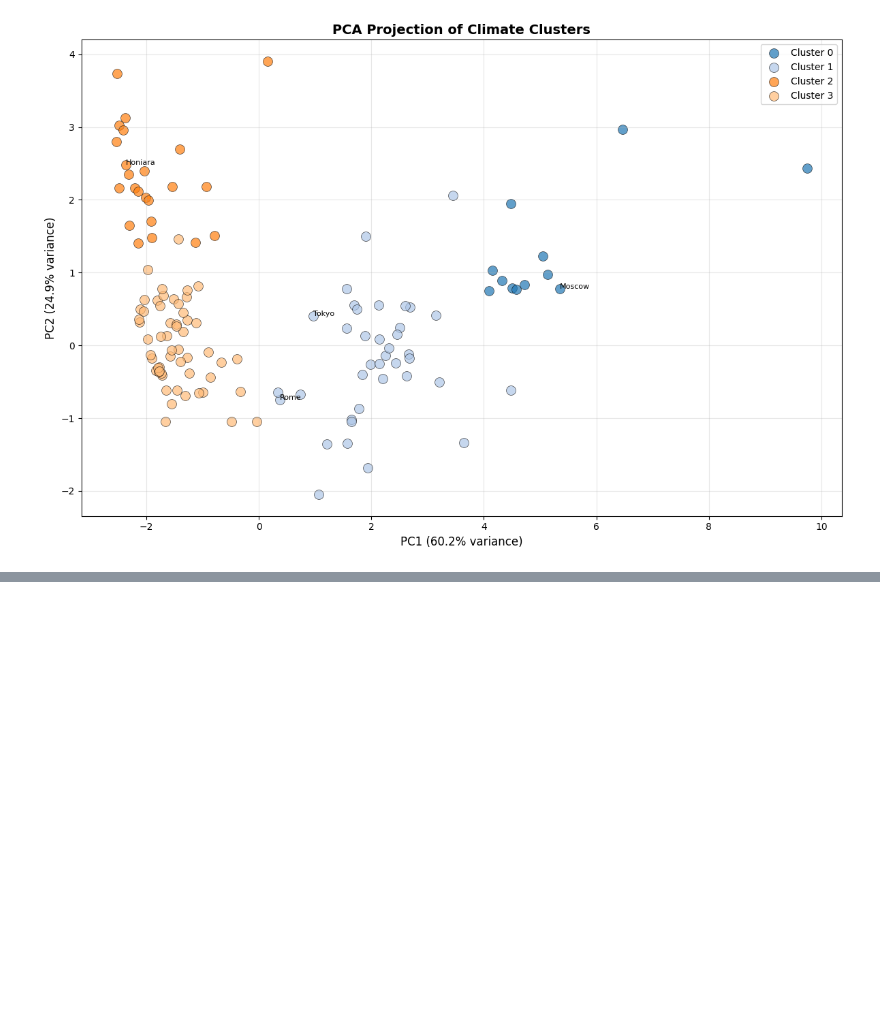
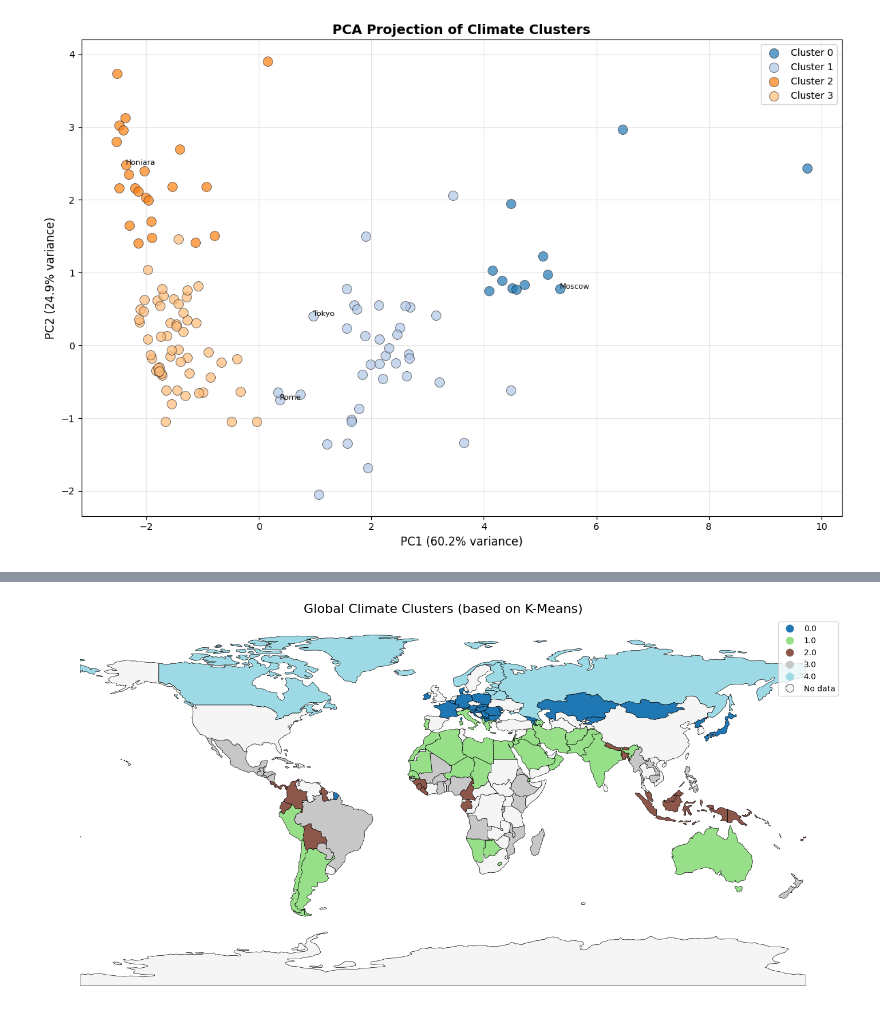
Before and after one commit to gabri17/Data-Mining-Project, a Jupyter notebook: cluster.ipynb, the cells around one changed output, grey strips where cells are left out. Saved outputs shown, nothing was run; the diff lists cells and outputs as text; code cells hidden in the pictures; blank space fills up the shorter version.

```diff
--- a/cluster.ipynb
+++ b/cluster.ipynb
@@ -610,0 +681,6 @@ plot_PCA(df_clusters)
+# %%
+# Top cluster
+k = 5
+kmeans = KMeans(n_clusters=k, random_state=42, n_init=20)
+
+df_clusters_first["cluster"] = kmeans.fit_predict(X_scaled)
@@ -610,0 +710,3 @@ plot_PCA(df_clusters)
+# %%
+df_clusters_first['country'] = df_clusters_first['capital'].map(capital_to_country)
+df_clusters_first.head(5)
@@ -610,0 +725,4 @@ plot_PCA(df_clusters)
+# %%
+plot_world(df_clusters_first, "K-Means")
+# %% [output]
+[figure, added]
```
Also changed, not shown: parts of 28 cells of this notebook.
